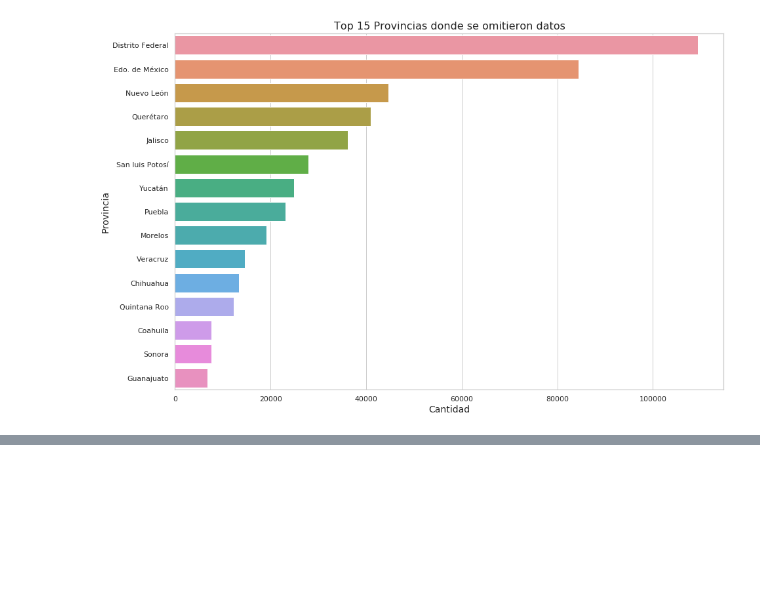
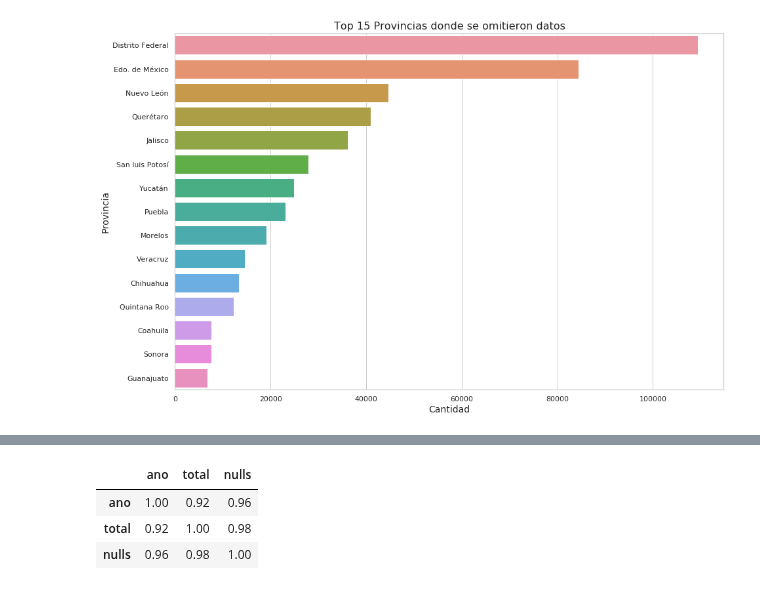
Before and after one commit to JuanCruzCastroLopez/tp1-zonajobs-analysis, a Jupyter notebook: DataSet_analisis.ipynb, the cells around one changed output, grey strips where cells are left out. Saved outputs shown, nothing was run; the diff lists cells and outputs as text; code cells hidden in the pictures; blank space fills up the shorter version.

```diff
--- a/DataSet_analisis.ipynb
+++ b/DataSet_analisis.ipynb
@@ -222,0 +242,8 @@ dtype: int64
+# %%
+dfCorrTotPubNuls = dfTotPubl.merge(dfAnualNulls)
+dfCorrTotPubNuls.corr()
+# %% [output]
+|  | ano | total | nulls |
+| ano | 1.00 | 0.92 | 0.96 |
+| total | 0.92 | 1.00 | 0.98 |
+| nulls | 0.96 | 0.98 | 1.00 |
```
Also changed, not shown: parts of 5 cells of this notebook, 1 other file.
